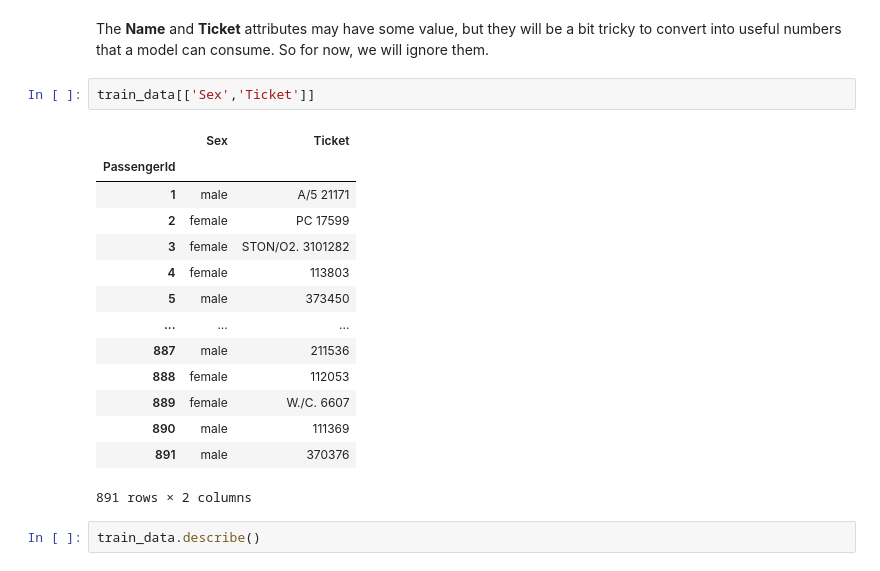
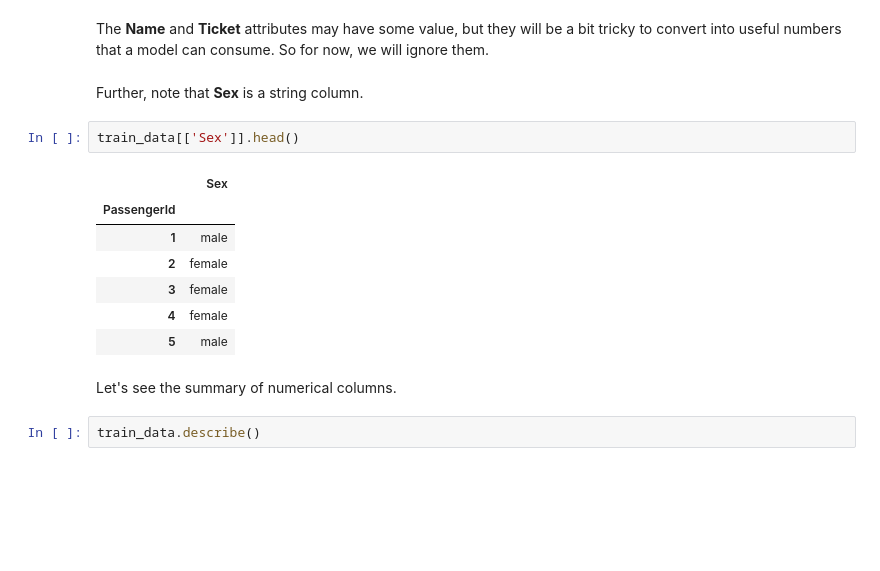
Before and after one commit to YeabinMoonEcon/BUS211, a Jupyter notebook: BUS212_ADA/ps_set/hw3.ipynb, the cells around one changed output. Cells and saved outputs as stored; diff of their text form; blank space fills up the shorter version.

```diff
--- a/BUS212_ADA/ps_set/hw3.ipynb
+++ b/BUS212_ADA/ps_set/hw3.ipynb
@@ -111,22 +113,19 @@ Okay, the **Age**, **Cabin** and **Embarked** attributes are sometimes null (les
 # %% [markdown]
 The **Name** and **Ticket** attributes may have some value, but they will be a bit tricky to convert into useful numbers that a model can consume. So for now, we will ignore them.
+# %% [markdown]
+Further, note that **Sex** is a string column.
 # %%
-train_data[['Sex','Ticket']]
+train_data[['Sex']].head()
 # %% [output]
-|  | Sex | Ticket |
-| PassengerId |  |  |
-| 1 | male | A/5 21171 |
-| 2 | female | PC 17599 |
-| 3 | female | STON/O2. 3101282 |
-| 4 | female | 113803 |
-| 5 | male | 373450 |
-| ... | ... | ... |
-| 887 | male | 211536 |
-| 888 | female | 112053 |
-| 889 | female | W./C. 6607 |
-| 890 | male | 111369 |
-| 891 | male | 370376 |
+|  | Sex |
+| PassengerId |  |
+| 1 | male |
+| 2 | female |
+| 3 | female |
+| 4 | female |
+| 5 | male |
-891 rows × 2 columns
+# %% [markdown]
+Let's see the summary of numerical columns.
 # %%
 train_data.describe()
 # %% [output]
```
Also changed, not shown: parts of 39 cells of this notebook, 10 other files.
